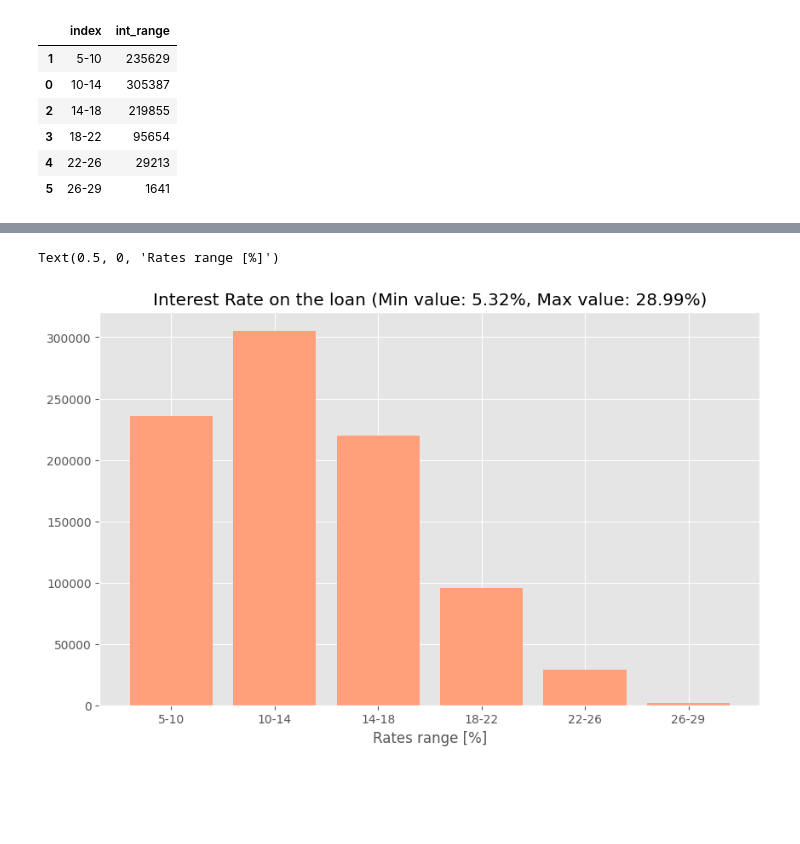
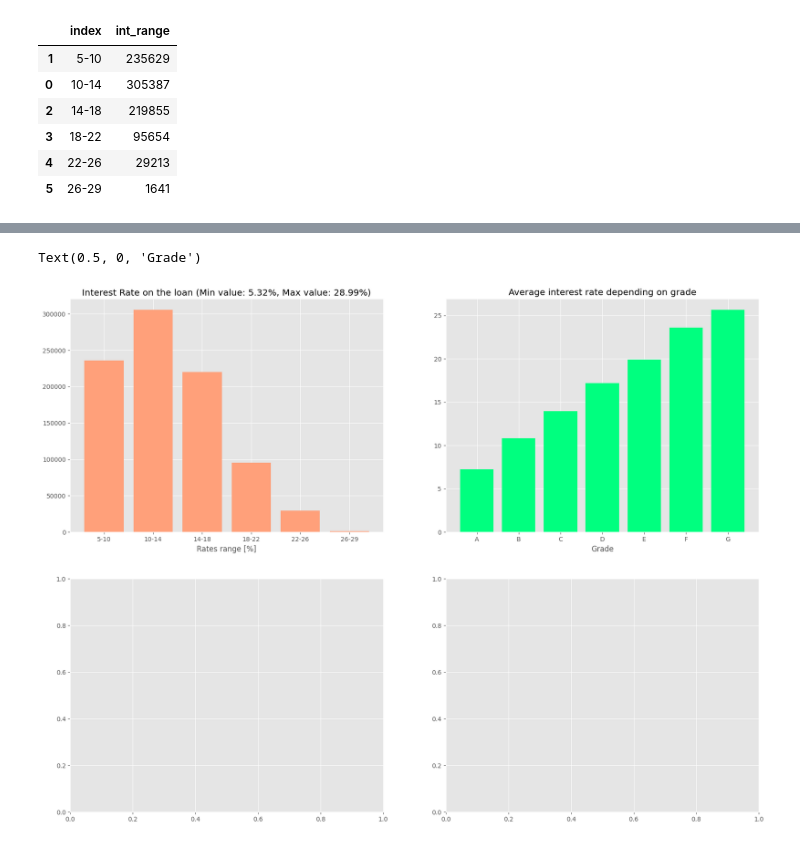
Before and after one commit to KamilShape/credit_risk_analysis, a Jupyter notebook: credit_risk_analysis.ipynb, the cells around one changed output, grey strips where cells are left out. Drawn from its saved outputs; the diff is of its cells as text; code cells hidden in the pictures; blank space fills up the shorter version.

Commit message:
add data visualisation

```diff
--- a/credit_risk_analysis.ipynb
+++ b/credit_risk_analysis.ipynb
@@ -128,3 +123,5 @@ loan_int_range_df
 | 3 | 18-22 | 95654 |
 | 4 | 22-26 | 29213 |
 | 5 | 26-29 | 1641 |
+# %%
+avg_rate_bygrade = pd.DataFrame(loan2.groupby('grade')['int_rate'].mean().reset_index())
@@ -131,9 +139,14 @@ loan_int_range_df
 # %%
 plt.style.use('ggplot')
-fig, ax = plt.subplots(figsize = (10,6))
-ax.bar(loan_int_range_df['index'], loan_int_range_df['int_range'], color='lightsalmon')
-ax.set_title('Interest Rate on the loan (Min value: 5.32%, Max value: 28.99%)')
-ax.set_xlabel('Rates range [%]')
+fig, ax = plt.subplots(2,2, figsize = (20,15))
+#Interest Rate on the loan
+ax[0,0].bar(loan_int_range_df['index'], loan_int_range_df['int_range'], color='lightsalmon')
+ax[0,0].set_title('Interest Rate on the loan (Min value: 5.32%, Max value: 28.99%)')
+ax[0,0].set_xlabel('Rates range [%]')
+#Average interest rate depending on grade
+ax[0,1].bar(avg_rate_bygrade['grade'], avg_rate_bygrade['int_rate'], color='springgreen')
+ax[0,1].set_title('Average interest rate depending on grade')
+ax[0,1].set_xlabel('Grade')
 # %% [output]
-Text(0.5, 0, 'Rates range [%]')
+Text(0.5, 0, 'Grade')
-[figure, old version]
+[figure, new version]
```
Also changed, not shown: parts of 3 cells of this notebook.
